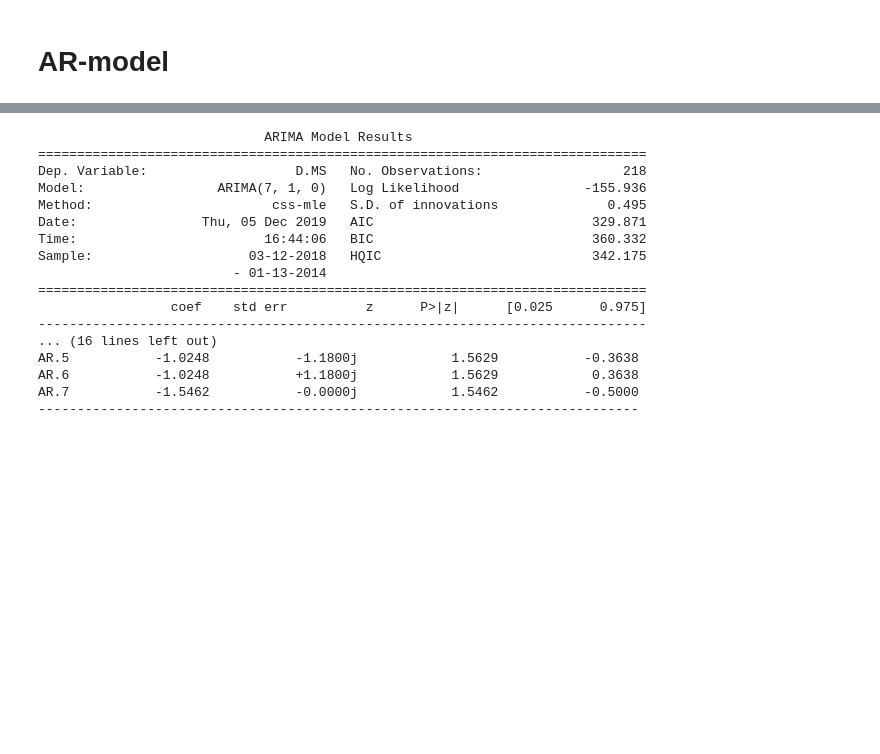
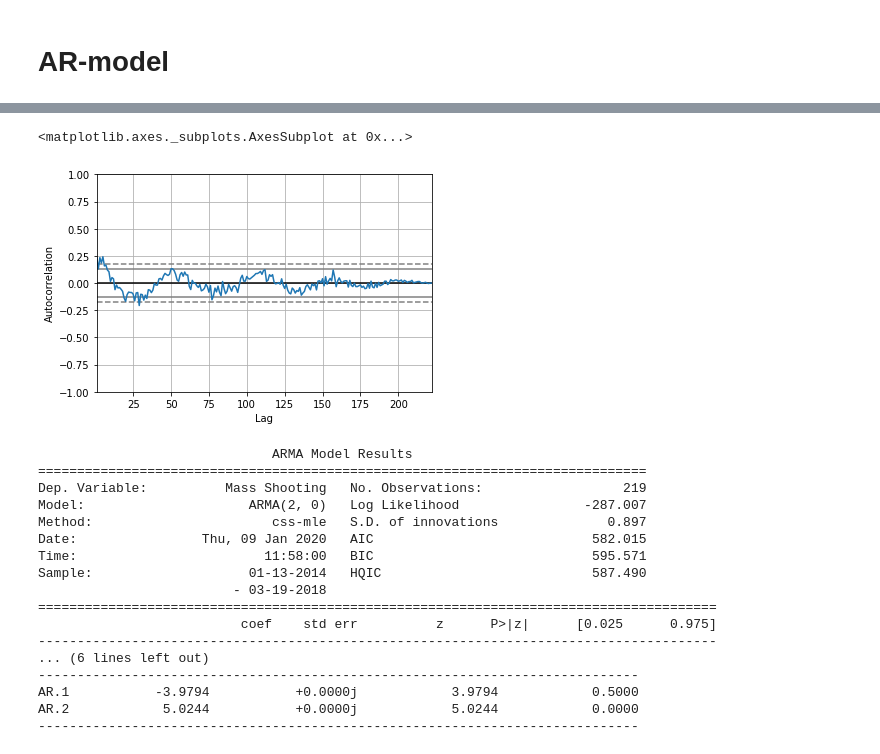
Before and after one commit to annabeck/Gun_Violence_E19, a Jupyter notebook: 08 Spatial Analysis.ipynb, the cells around one changed output, grey strips where cells are left out. Cells and saved outputs as stored; diff of their text form; code cells hidden in the pictures; blank space fills up the shorter version.

```diff
--- a/08 Spatial Analysis.ipynb
+++ b/08 Spatial Analysis.ipynb
@@ -529,23 +511,28 @@ autocorrelation_plot(test1)
+# %%
+autocorrelation_plot(MA_week)
+# %% [output]
+<matplotlib.axes._subplots.AxesSubplot at 0x...>
+[figure, added]
 # %%
 from statsmodels.tsa.arima_model import ARIMA
-model = ARIMA(test1, order=(7,1,0))
+model = ARIMA(cali_week, order=(2,0,0))
 model_fit = model.fit(disp=0)
 print(model_fit.summary())
 # %% [output]
-                             ARIMA Model Results
+                              ARMA Model Results
 ==============================================================================
-Dep. Variable:                   D.MS   No. Observations:                  218
-Model:                 ARIMA(7, 1, 0)   Log Likelihood                -155.936
-Method:                       css-mle   S.D. of innovations              0.495
-Date:                Thu, 05 Dec 2019   AIC                            329.871
-Time:                        16:44:06   BIC                            360.332
-Sample:                    03-12-2018   HQIC                           342.175
-                         - 01-13-2014
-==============================================================================
-                 coef    std err          z      P>|z|      [0.025      0.975]
-------------------------------------------------------------------------------
-... (16 lines left out)
-AR.5           -1.0248           -1.1800j            1.5629           -0.3638
-AR.6           -1.0248           +1.1800j            1.5629            0.3638
-AR.7           -1.5462           -0.0000j            1.5462           -0.5000
+Dep. Variable:          Mass Shooting   No. Observations:                  219
+Model:                     ARMA(2, 0)   Log Likelihood                -287.007
+Method:                       css-mle   S.D. of innovations              0.897
+Date:                Thu, 09 Jan 2020   AIC                            582.015
+Time:                        11:58:00   BIC                            595.571
+Sample:                    01-13-2014   HQIC                           587.490
+                         - 03-19-2018
+=======================================================================================
+                          coef    std err          z      P>|z|      [0.025      0.975]
+---------------------------------------------------------------------------------------
+... (6 lines left out)
 -----------------------------------------------------------------------------
+AR.1           -3.9794           +0.0000j            3.9794            0.5000
+AR.2            5.0244           +0.0000j            5.0244            0.0000
+-----------------------------------------------------------------------------
```
Also changed, not shown: parts of 25 cells of this notebook.
